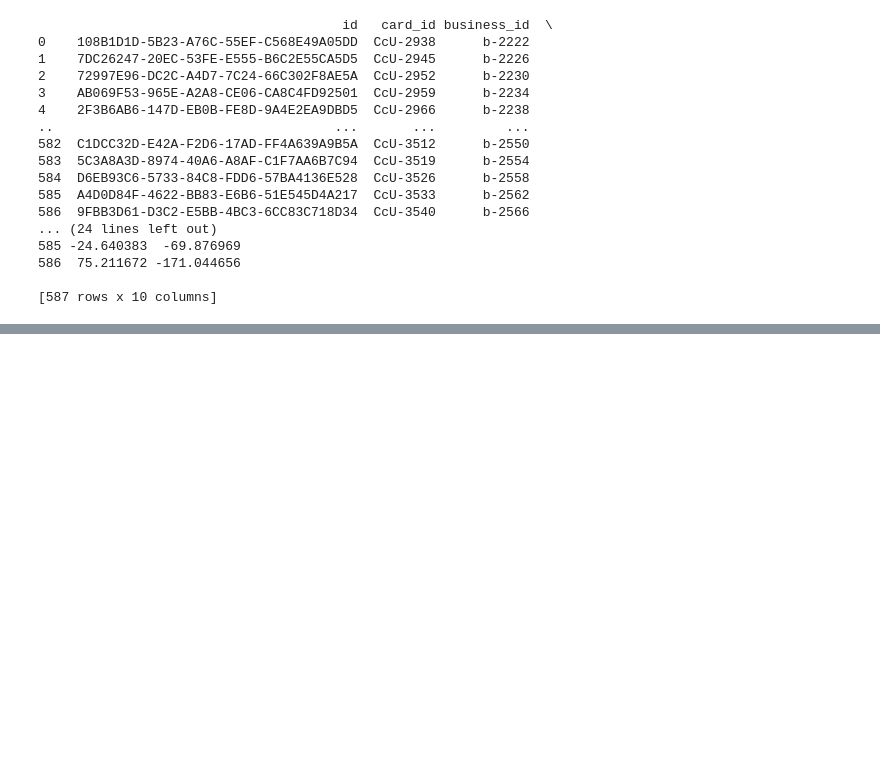
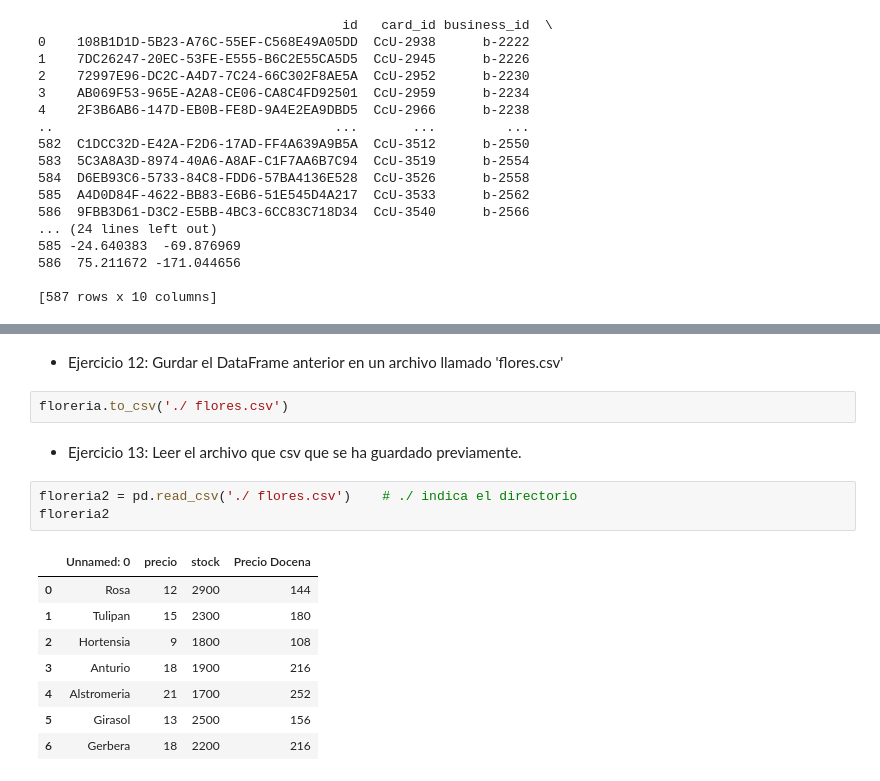
Before and after one commit to Bellengher/SPRINT-1, a Jupyter notebook: NOTES/Python/Learning_Pandas.ipynb, the cells around one changed output, grey strips where cells are left out. Saved outputs shown, nothing was run; the diff lists cells and outputs as text; blank space fills up the shorter version.

```diff
--- a/NOTES/Python/Learning_Pandas.ipynb
+++ b/NOTES/Python/Learning_Pandas.ipynb
@@ -265,0 +393,18 @@ print(nuevos_datos)
+# %% [markdown]
+* Ejercicio 12: Gurdar el DataFrame anterior en un archivo llamado 'flores.csv'
+# %%
+floreria.to_csv('./ flores.csv')
+# %% [markdown]
+* Ejercicio 13: Leer el archivo que csv que se ha guardado previamente.
+# %%
+floreria2 = pd.read_csv('./ flores.csv')    # ./ indica el directorio
+floreria2
+# %% [output]
+|  | Unnamed: 0 | precio | stock | Precio Docena |
+| 0 | Rosa | 12 | 2900 | 144 |
+| 1 | Tulipan | 15 | 2300 | 180 |
+| 2 | Hortensia | 9 | 1800 | 108 |
+| 3 | Anturio | 18 | 1900 | 216 |
+| 4 | Alstromeria | 21 | 1700 | 252 |
+| 5 | Girasol | 13 | 2500 | 156 |
+| 6 | Gerbera | 18 | 2200 | 216 |
```
Also changed, not shown: parts of 23 cells of this notebook.
